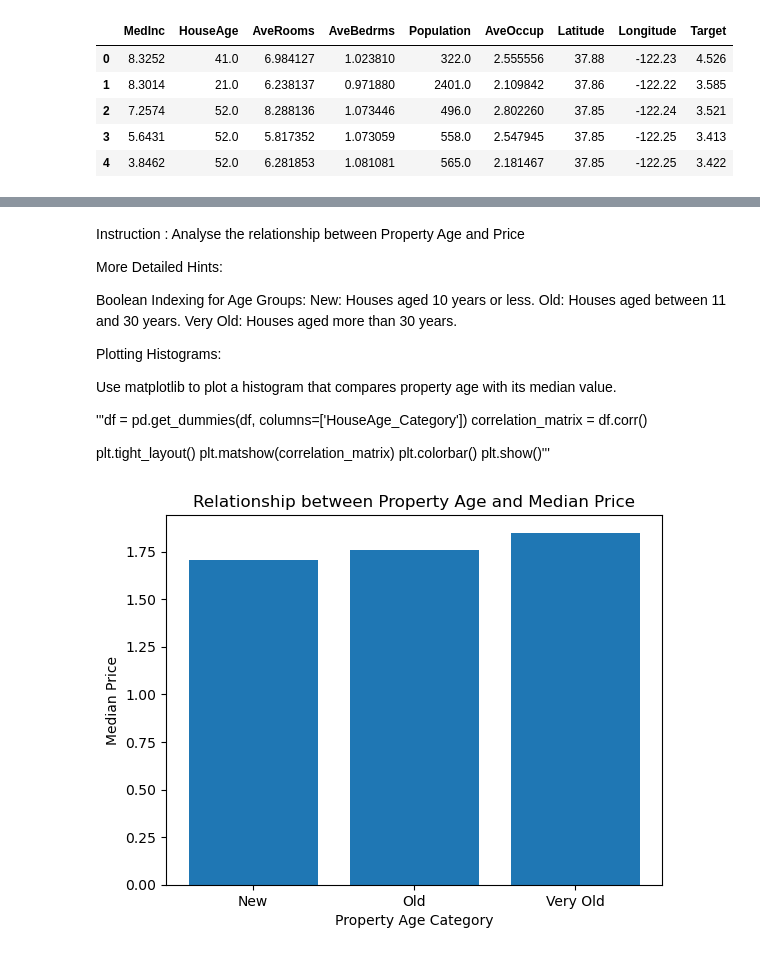
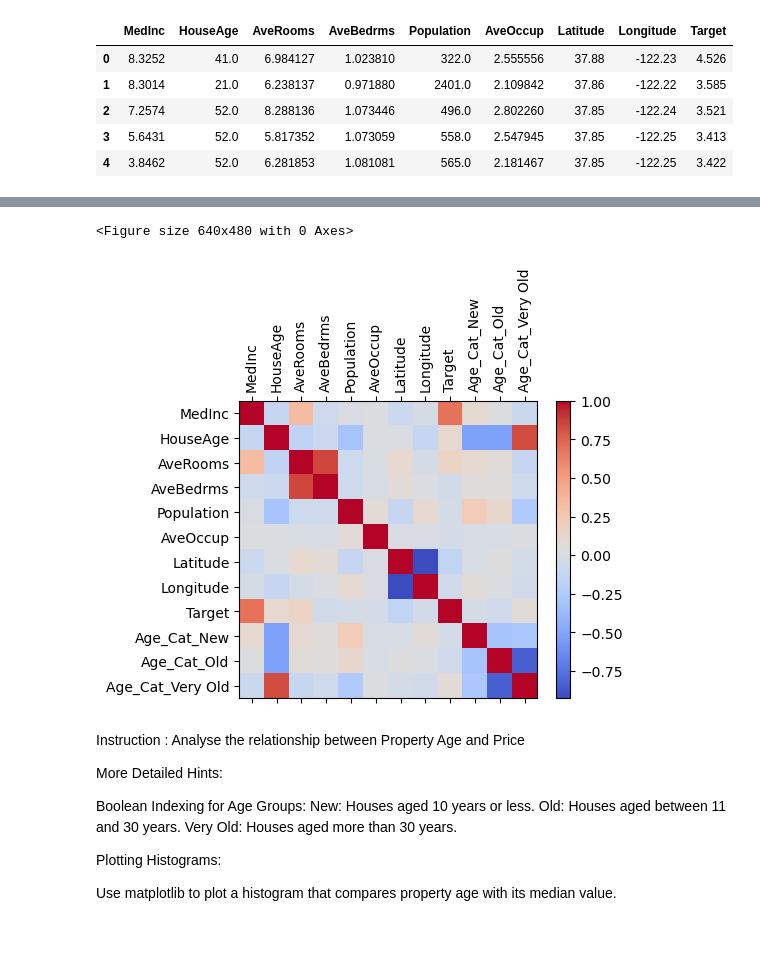
Before and after one commit to VarvaraKorableva/DI-BOOTCAMP_TTA8, a Jupyter notebook: week5/day4/CaliforniaHousing/CaliforniaHousing.ipynb, the cells around one changed output, grey strips where cells are left out. Cells and saved outputs as stored; diff of their text form; code cells hidden in the pictures.

```diff
--- a/week5/day4/CaliforniaHousing/CaliforniaHousing.ipynb
+++ b/week5/day4/CaliforniaHousing/CaliforniaHousing.ipynb
@@ -40,7 +40,7 @@ labels = ['New', 'Old', 'Very Old']
 
 df['Age_Category'] = pd.cut(df['HouseAge'], bins=bins, labels=labels)
 # Применение One-Hot Encoding
-encoded_categories = pd.get_dummies(df['Age_Category'])
+encoded_categories = pd.get_dummies(df['Age_Category'], dtype=int)
 
 # Добавление столбцов в исходный DataFrame
 df = pd.concat([df, encoded_categories.add_prefix('Age_Cat_')], axis=1)
@@ -55,6 +55,22 @@ df.head()
 | 2 | 0.466028 | 1.000000 | 0.052756 | 0.021940 | 0.013818 | 0.001698 | 0.564293 | 0.210159 | 3.521 | ... |
 | 3 | 0.354699 | 1.000000 | 0.035241 | 0.021929 | 0.015555 | 0.001493 | 0.564293 | 0.209163 | 3.413 | ... |
 | 4 | 0.230776 | 1.000000 | 0.038534 | 0.022166 | 0.015752 | 0.001198 | 0.564293 | 0.209163 | 3.422 | ... |
+# %%
+
+
+
+correlation_matrix = df.corr()
+
+plt.tight_layout()
+plt.matshow(correlation_matrix, cmap='coolwarm')
+plt.colorbar(shrink=0.8)
+plt.xticks(range(len(correlation_matrix.columns)), correlation_matrix.columns)
+plt.yticks(range(len(correlation_matrix.columns)), correlation_matrix.columns)
+plt.xticks(rotation=90)
+plt.show()
+# %% [output]
+<Figure size 640x480 with 0 Axes>
+[figure, added]
 # %% [markdown]
 Instruction : Analyse the relationship between Property Age and Price
 
@@ -68,36 +84,3 @@ Very Old: Houses aged more than 30 years.
 Plotting Histograms:
 
 Use matplotlib to plot a histogram that compares property age with its median value.
-
-
-'''df = pd.get_dummies(df, columns=['HouseAge_Category'])
-correlation_matrix = df.corr()
-
-plt.tight_layout()
-plt.matshow(correlation_matrix)
-plt.colorbar()
-plt.show()'''
-# %%
-from sklearn.datasets import fetch_california_housing
-import numpy as np
-import pandas as pd
-import matplotlib.pyplot as plt
-
-data = fetch_california_housing()
-df = pd.DataFrame(data['data'], columns=data['feature_names'])
-df['Target'] = data['target']
-
-# Создание категорий на основе возраста недвижимости
-df['Property_Age_Category'] = pd.cut(df['HouseAge'], bins=[0, 10, 30, np.inf], labels=['New', 'Old', 'Very Old'])
-
-# Получение медианных значений цены для каждой возрастной категории
-median_prices = df.groupby('Property_Age_Category')['Target'].median()
-
-# Построение гистограммы
-plt.bar(median_prices.index, median_prices.values)
-plt.xlabel('Property Age Category')
-plt.ylabel('Median Price')
-plt.title('Relationship between Property Age and Median Price')
-plt.show()
-# %% [output]
-[figure, removed]
```
Also changed, not shown: parts of 1 cell of this notebook, 2 other files.
